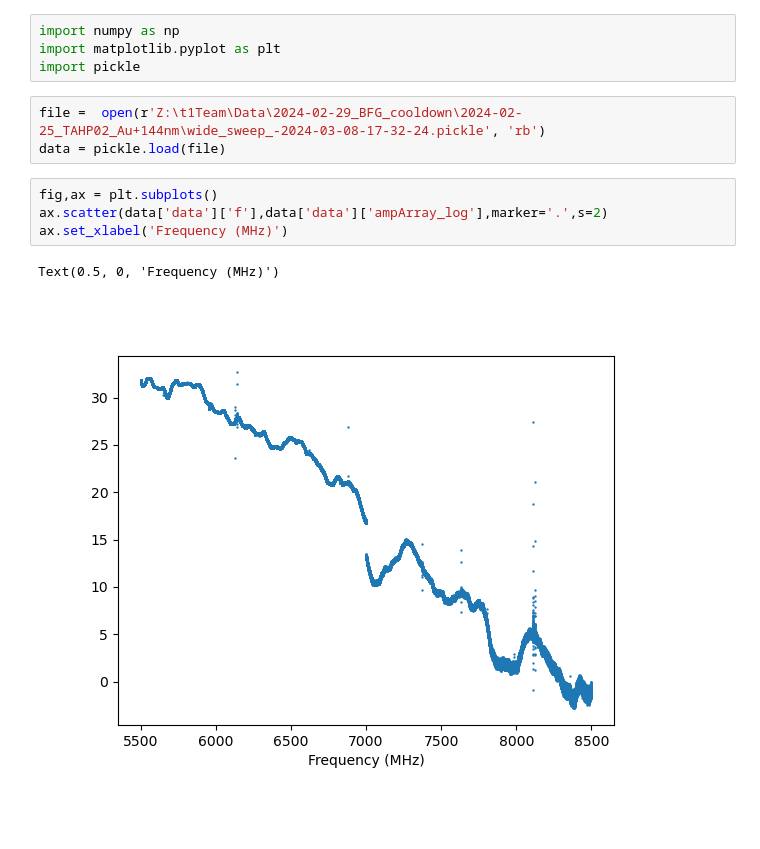
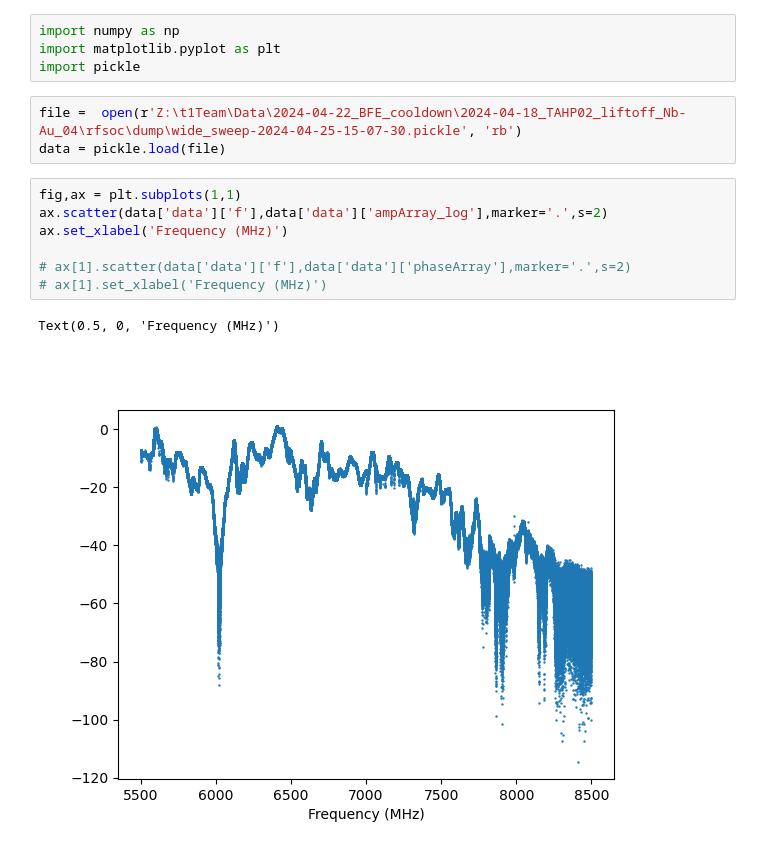
Before and after one commit to houcklab/HouckLab_QICK, a Jupyter notebook: WorkingProjects/QM_Team/resonator_measurements/template_notebooks/wide-sweep.ipynb, the cells around one changed output. Cells and saved outputs as stored; diff of their text form; blank space fills up the shorter version.

```diff
--- a/WorkingProjects/QM_Team/resonator_measurements/template_notebooks/wide-sweep.ipynb
+++ b/WorkingProjects/QM_Team/resonator_measurements/template_notebooks/wide-sweep.ipynb
@@ -5,12 +5,15 @@ import numpy as np
 import matplotlib.pyplot as plt
 import pickle
 # %%
-file =  open(r'Z:\t1Team\Data\2024-02-29_BFG_cooldown\2024-02-25_TAHP02_Au+144nm\wide_sweep_-2024-03-08-17-32-24.pickle', 'rb')
+file =  open(r'Z:\t1Team\Data\2024-04-22_BFE_cooldown\2024-04-18_TAHP02_liftoff_Nb-Au_04\rfsoc\dump\wide_sweep-2024-04-25-15-07-30.pickle', 'rb')
 data = pickle.load(file)
 # %%
-fig,ax = plt.subplots()
+fig,ax = plt.subplots(1,1)
 ax.scatter(data['data']['f'],data['data']['ampArray_log'],marker='.',s=2)
 ax.set_xlabel('Frequency (MHz)')
+
+# ax[1].scatter(data['data']['f'],data['data']['phaseArray'],marker='.',s=2)
+# ax[1].set_xlabel('Frequency (MHz)')
 # %% [output]
 Text(0.5, 0, 'Frequency (MHz)')
-[figure, old version]
+[figure, new version]
```
Also changed, not shown: 3 other files.
